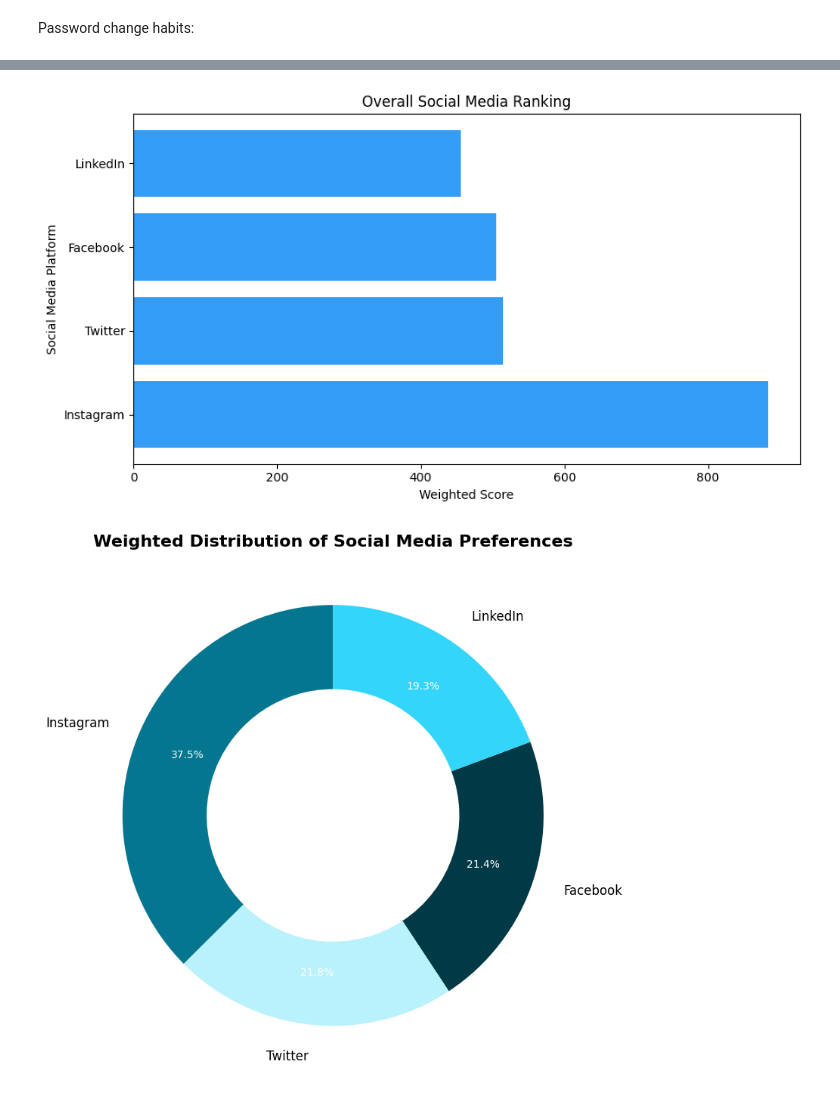
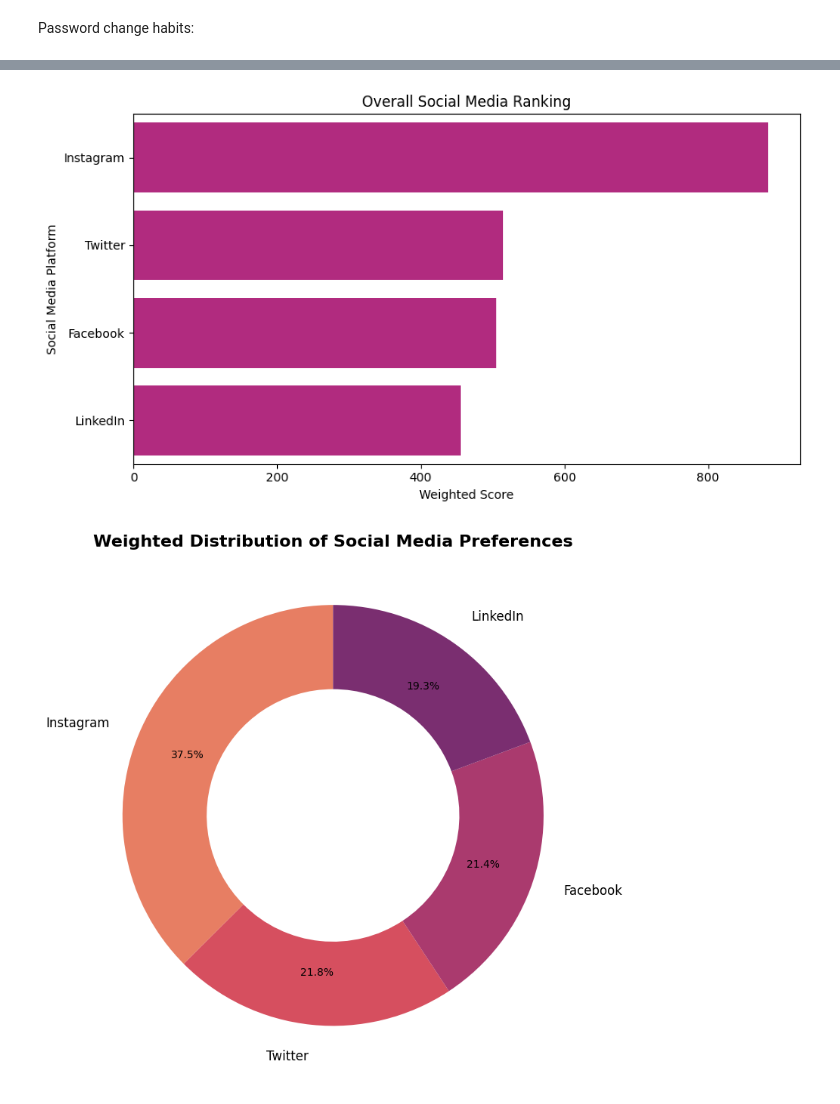
Before and after one commit to zf00593/dataset-project, a Jupyter notebook: visualisation.ipynb, the cells around one changed output, grey strips where cells are left out. Drawn from its saved outputs; the diff is of its cells as text; code cells hidden in the pictures.

```diff
--- a/visualisation.ipynb
+++ b/visualisation.ipynb
@@ -54,22 +79,23 @@ plt.show()
 # %%
 ranking = analysis.weighted_ranking()
 
 plt.figure(figsize=(9, 5))
 
-plt.barh(
-    ranking["Social Media"],
-    ranking["Weighted Score"],
-    color="#339CF5"
+sns.barplot(
+    data=ranking,
+    x="Weighted Score",
+    y="Social Media",
+    color="#C71585"
 )
 
 plt.title("Overall Social Media Ranking")
 plt.xlabel("Weighted Score")
 plt.ylabel("Social Media Platform")
 
 plt.tight_layout()
 plt.show()
 # %% [output]
-[figure, old version]
+[figure, new version]
 # %%
 plt.figure(figsize=(8, 8))
 
@@ -81,9 +107,8 @@ wedges, texts, autotexts = plt.pie(
     labeldistance=1.15,
     pctdistance=0.75,
     wedgeprops=dict(width=0.4),
-    colors = ["#04768F", "#B9F1FD", "#023946", "#33D5FA"],
+    colors=sns.color_palette("flare", len(ranking)),
     textprops={"fontsize": 11}
-
 )
 
 for text in texts:
@@ -91,7 +116,6 @@ for text in texts:
 
 for autotext in autotexts:
     autotext.set_fontsize(10)
-    autotext.set_color("white")
 
 plt.title(
     "Weighted Distribution of Social Media Preferences",
@@ -102,6 +126,6 @@ plt.title(
 plt.tight_layout()
 plt.show()
 # %% [output]
-[figure, old version]
+[figure, new version]
 # %%
 privacy_cyber = pd.crosstab(
```
Also changed, not shown: parts of 4 cells of this notebook.
